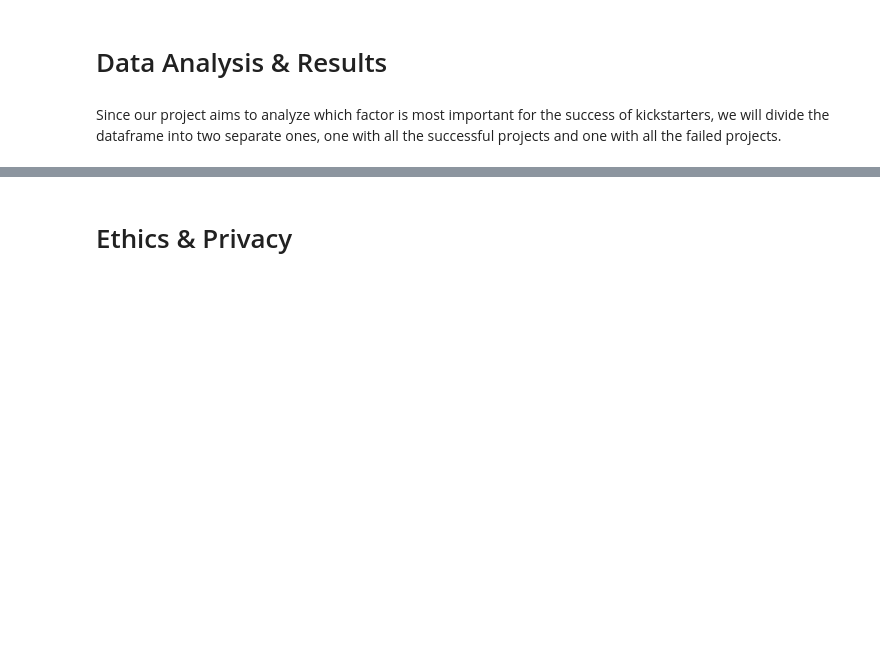
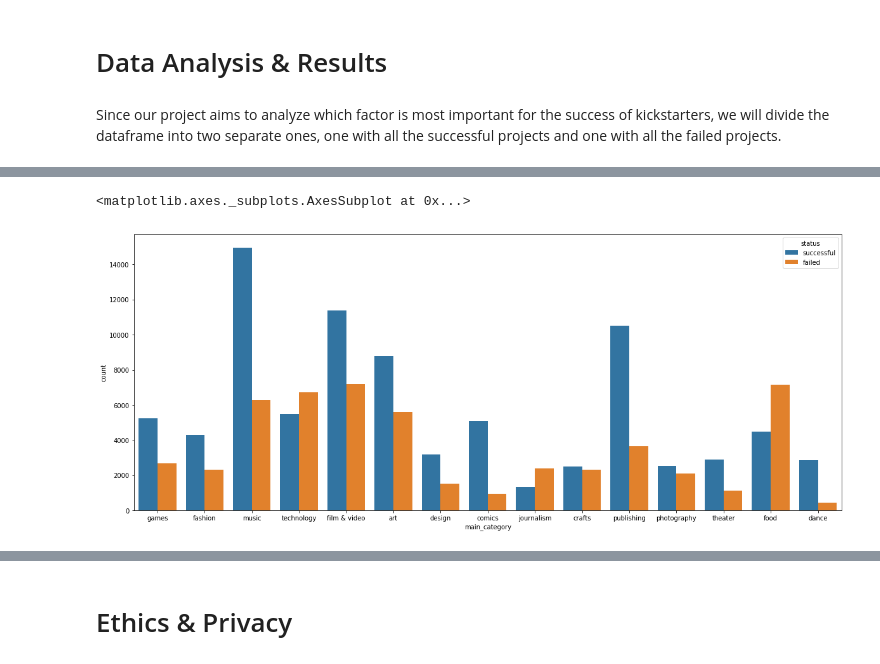
Before and after one commit to krandapus/Projects, a Jupyter notebook: FinalProject.ipynb, the cells around one changed output, grey strips where cells are left out. Cells and saved outputs as stored; diff of their text form; code cells hidden in the pictures; blank space fills up the shorter version.

```diff
--- a/FinalProject.ipynb
+++ b/FinalProject.ipynb
@@ -145,0 +183,6 @@ df_kickstarters.head()
+# %%
+plt.figure(figsize=(20,8))
+sns.countplot(x='main_category',hue='status',data=df_kickstarters)
+# %% [output]
+<matplotlib.axes._subplots.AxesSubplot at 0x...>
+[figure, added]
```
Also changed, not shown: parts of 22 cells of this notebook.
